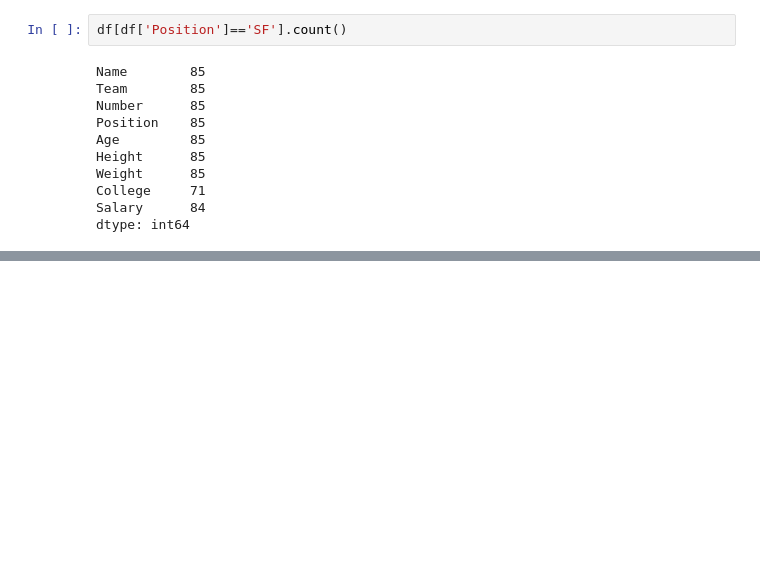
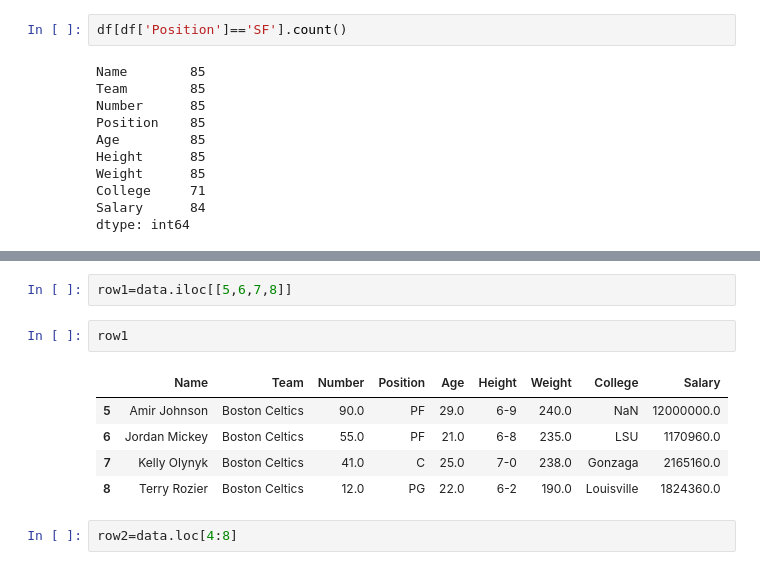
Before and after one commit to Sushant6862/Jeremy-Howard-Squadron-, a Jupyter notebook: Pandas_Library.ipynb, the cells around one changed output, grey strips where cells are left out. Cells and saved outputs as stored; diff of their text form; blank space fills up the shorter version.

```diff
--- a/Pandas_Library.ipynb
+++ b/Pandas_Library.ipynb
@@ -258,0 +323,12 @@ dtype: int64
+# %%
+row1=data.iloc[[5,6,7,8]]
+# %%
+row1
+# %% [output]
+|  | Name | Team | Number | Position | Age | Height | Weight | College | Salary |
+| 5 | Amir Johnson | Boston Celtics | 90.0 | PF | 29.0 | 6-9 | 240.0 | NaN | 12000000.0 |
+| 6 | Jordan Mickey | Boston Celtics | 55.0 | PF | 21.0 | 6-8 | 235.0 | LSU | 1170960.0 |
+| 7 | Kelly Olynyk | Boston Celtics | 41.0 | C | 25.0 | 7-0 | 238.0 | Gonzaga | 2165160.0 |
+| 8 | Terry Rozier | Boston Celtics | 12.0 | PG | 22.0 | 6-2 | 190.0 | Louisville | 1824360.0 |
+# %%
+row2=data.loc[4:8]
```
Also changed, not shown: parts of 21 cells of this notebook.
